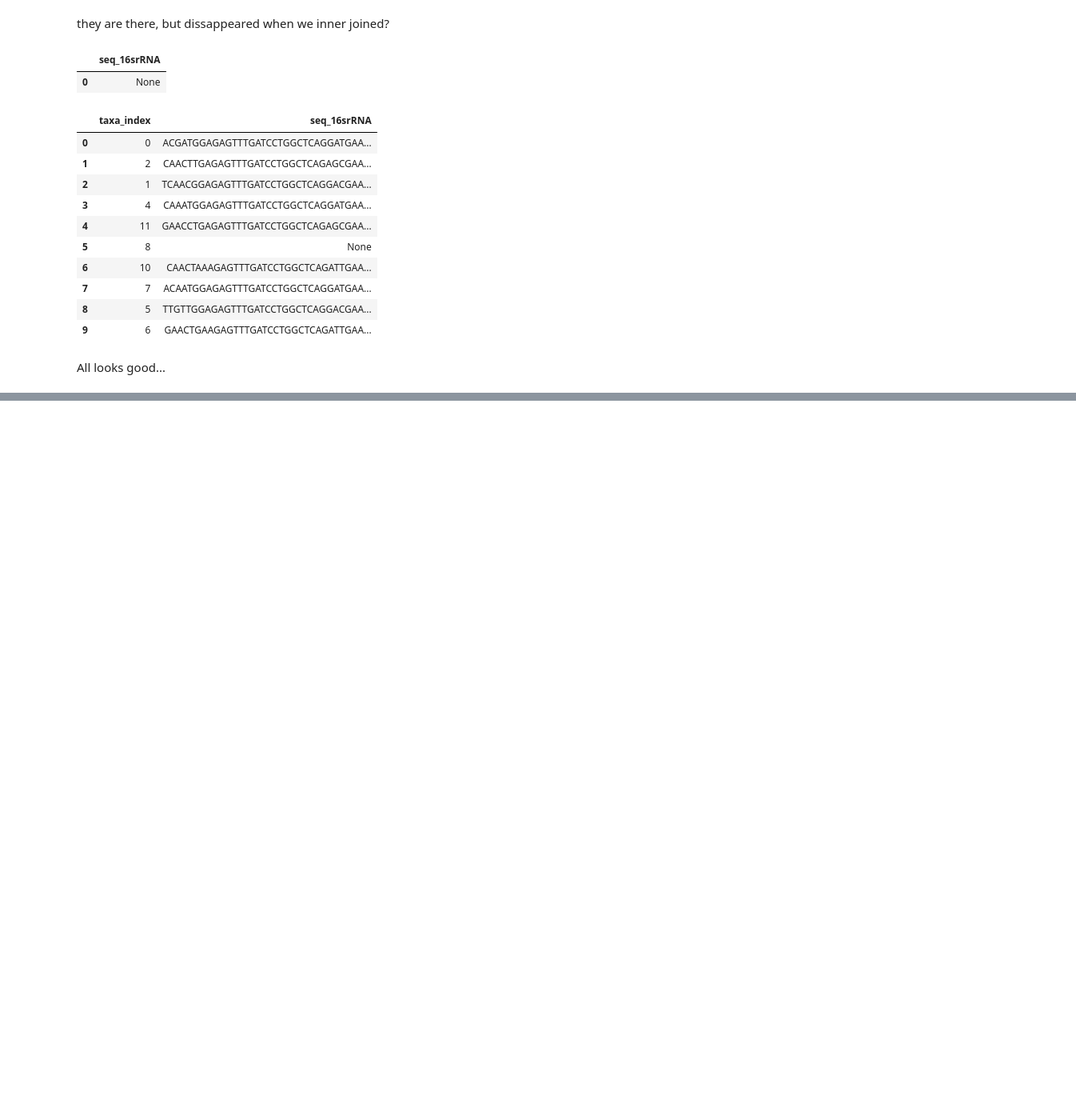
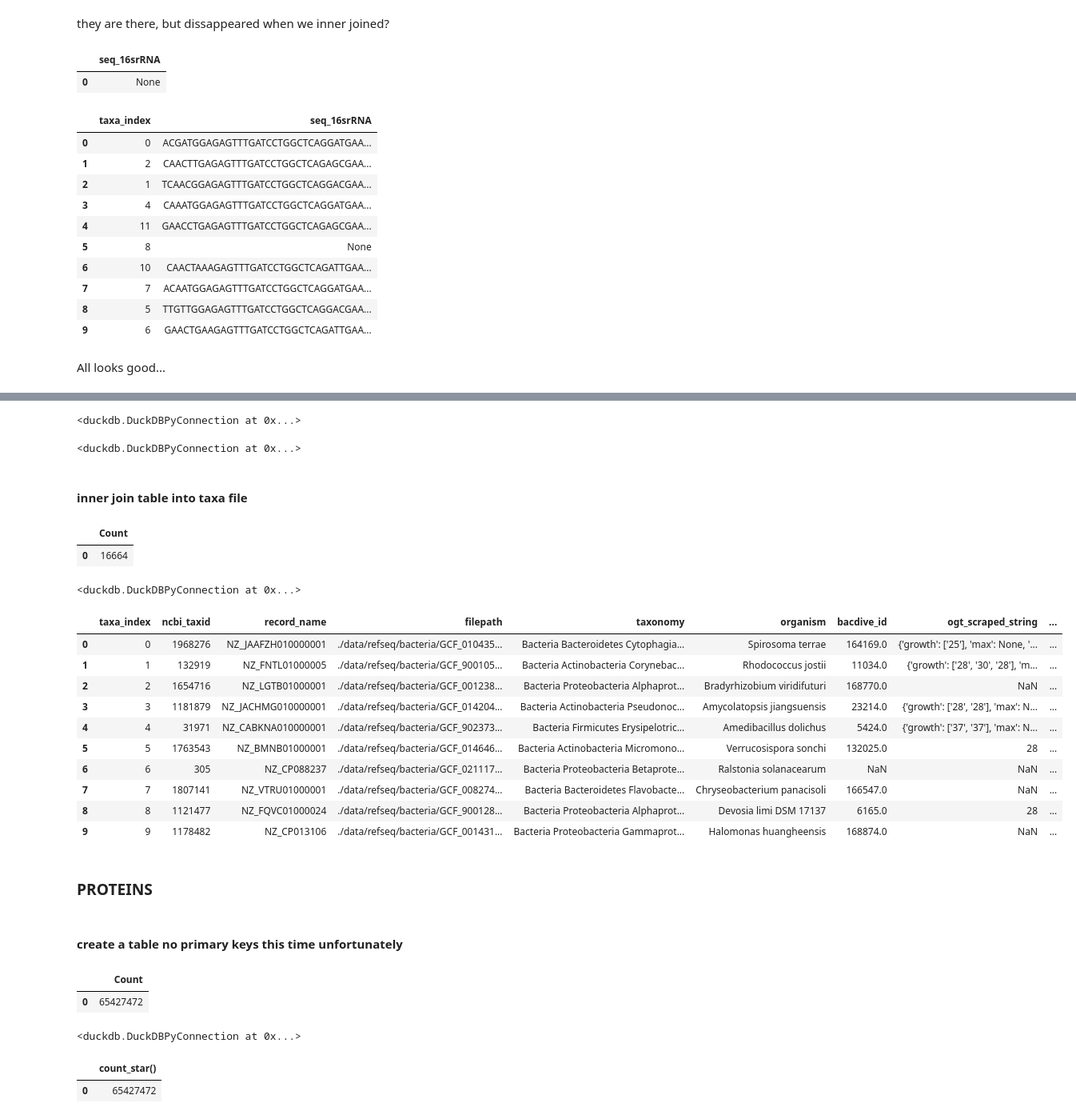
Before and after one commit to BeckResearchLab/learn2thermDB, a Jupyter notebook: notebooks/test-duckdb.ipynb, the cells around one changed output, grey strips where cells are left out. Shown: that part at 80% size. Cells and saved outputs as stored; diff of their text form; code cells hidden in the pictures; blank space fills up the shorter version.

```diff
--- a/notebooks/test-duckdb.ipynb
+++ b/notebooks/test-duckdb.ipynb
@@ -340,0 +408,75 @@ All looks good...
+# %%
+conn.execute("""CREATE OR REPLACE TEMP TABLE taxa_16s_tmp AS
+    SELECT
+        "taxa_index"::INT AS taxa_index_1,
+        "seq_16srRNA"::STRING AS seq_16srRNA,
+        length(seq_16srRNA)::INT as len_16s
+    FROM read_csv_auto('../data/taxa/16s_rRNA.csv', header=True, nullstr='None')""")
+# %% [output]
+<duckdb.DuckDBPyConnection at 0x...>
+# %%
+conn.execute("""CREATE OR REPLACE TEMP TABLE taxa_labels_tmp AS
+    SELECT *
+    FROM read_csv_auto('../data/taxa/labels.csv', header=True)""")
+# %% [output]
+<duckdb.DuckDBPyConnection at 0x...>
+# %% [markdown]
+#### inner join table into taxa file
+# %%
+conn.execute("""
+    COPY (SELECT * EXCLUDE (column0, taxa_index_1) FROM taxa_tmp
+        INNER JOIN taxa_16s_tmp ON (taxa_tmp.taxa_index=taxa_16s_tmp.taxa_index_1)
+        INNER JOIN taxa_labels_tmp ON (taxa_tmp.taxa_index=taxa_labels_tmp.column0))
+    TO 'taxa_joined.csv' WITH (HEADER 1, DELIMITER '|')
+""").df()
+# %% [output]
+|  | Count |
+| 0 | 16664 |
+# %%
+conn.execute("""
+    COPY taxa FROM 'taxa_joined.csv' ( HEADER, DELIMITER '|' )""")
+# %% [output]
+<duckdb.DuckDBPyConnection at 0x...>
+# %%
+conn.execute("SELECT * FROM taxa LIMIT 10").df()
+# %% [output]
+|  | taxa_index | ncbi_taxid | record_name | filepath | taxonomy | organism | bacdive_id | ogt_scraped_string | ... |
+| 0 | 0 | 1968276 | NZ_JAAFZH010000001 | ./data/refseq/bacteria/GCF_010435... | Bacteria Bacteroidetes Cytophagia... | Spirosoma terrae | 164169.0 | {'growth': ['25'], 'max': None, '... | ... |
+| 1 | 1 | 132919 | NZ_FNTL01000005 | ./data/refseq/bacteria/GCF_900105... | Bacteria Actinobacteria Corynebac... | Rhodococcus jostii | 11034.0 | {'growth': ['28', '30', '28'], 'm... | ... |
+| 2 | 2 | 1654716 | NZ_LGTB01000001 | ./data/refseq/bacteria/GCF_001238... | Bacteria Proteobacteria Alphaprot... | Bradyrhizobium viridifuturi | 168770.0 | NaN | ... |
+| 3 | 3 | 1181879 | NZ_JACHMG010000001 | ./data/refseq/bacteria/GCF_014204... | Bacteria Actinobacteria Pseudonoc... | Amycolatopsis jiangsuensis | 23214.0 | {'growth': ['28', '28'], 'max': N... | ... |
+| 4 | 4 | 31971 | NZ_CABKNA010000001 | ./data/refseq/bacteria/GCF_902373... | Bacteria Firmicutes Erysipelotric... | Amedibacillus dolichus | 5424.0 | {'growth': ['37', '37'], 'max': N... | ... |
+| 5 | 5 | 1763543 | NZ_BMNB01000001 | ./data/refseq/bacteria/GCF_014646... | Bacteria Actinobacteria Micromono... | Verrucosispora sonchi | 132025.0 | 28 | ... |
+| 6 | 6 | 305 | NZ_CP088237 | ./data/refseq/bacteria/GCF_021117... | Bacteria Proteobacteria Betaprote... | Ralstonia solanacearum | NaN | NaN | ... |
+| 7 | 7 | 1807141 | NZ_VTRU01000001 | ./data/refseq/bacteria/GCF_008274... | Bacteria Bacteroidetes Flavobacte... | Chryseobacterium panacisoli | 166547.0 | NaN | ... |
+| 8 | 8 | 1121477 | NZ_FQVC01000024 | ./data/refseq/bacteria/GCF_900128... | Bacteria Proteobacteria Alphaprot... | Devosia limi DSM 17137 | 6165.0 | 28 | ... |
+| 9 | 9 | 1178482 | NZ_CP013106 | ./data/refseq/bacteria/GCF_001431... | Bacteria Proteobacteria Gammaprot... | Halomonas huangheensis | 168874.0 | NaN | ... |
+# %% [markdown]
+### PROTEINS
+# %% [markdown]
+#### create a table no primary keys this time unfortunately
+# %%
+conn.execute("""
+CREATE OR REPLACE TABLE proteins AS SELECT
+    substr(seq_id, 0, strpos(seq_id, '.'))::INT AS taxa_index,
+    "seq_id"::STRING AS protein_index,
+    "protein_seq"::STRING AS protein_seq,
+    "protein_desc"::STRING AS protein_desc,
+    "protein_len"::INT AS protein_len
+FROM read_csv('../data/taxa/proteins/taxa_*.csv', auto_detect=False, header=True, sep=';', columns={'seq_id': 'VARCHAR', 'protein_seq': 'STRING', 'protein_desc': 'STRING', 'protein_len': 'INT'})
+""").df()
+# %% [output]
+|  | Count |
+| 0 | 65427472 |
+# %%
+conn.execute("CREATE SEQUENCE protein_int_index_seq START 1")
+conn.execute("""
+    ALTER TABLE proteins ADD COLUMN protein_int_index INT DEFAULT nextval('protein_int_index_seq')-1
+""")
+# %% [output]
+<duckdb.DuckDBPyConnection at 0x...>
+# %%
+conn.execute("""SELECT COUNT(*) FROM proteins""").df()
+# %% [output]
+|  | count_star() |
+| 0 | 65427472 |
```
Also changed, not shown: parts of 71 cells of this notebook.
